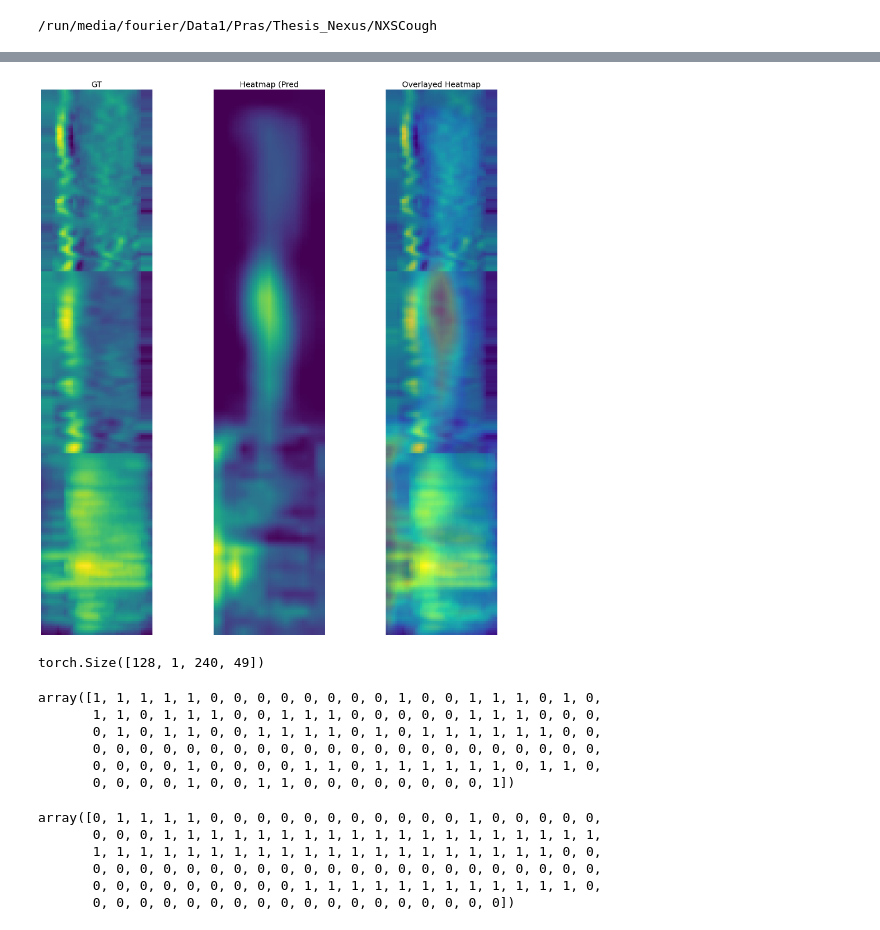
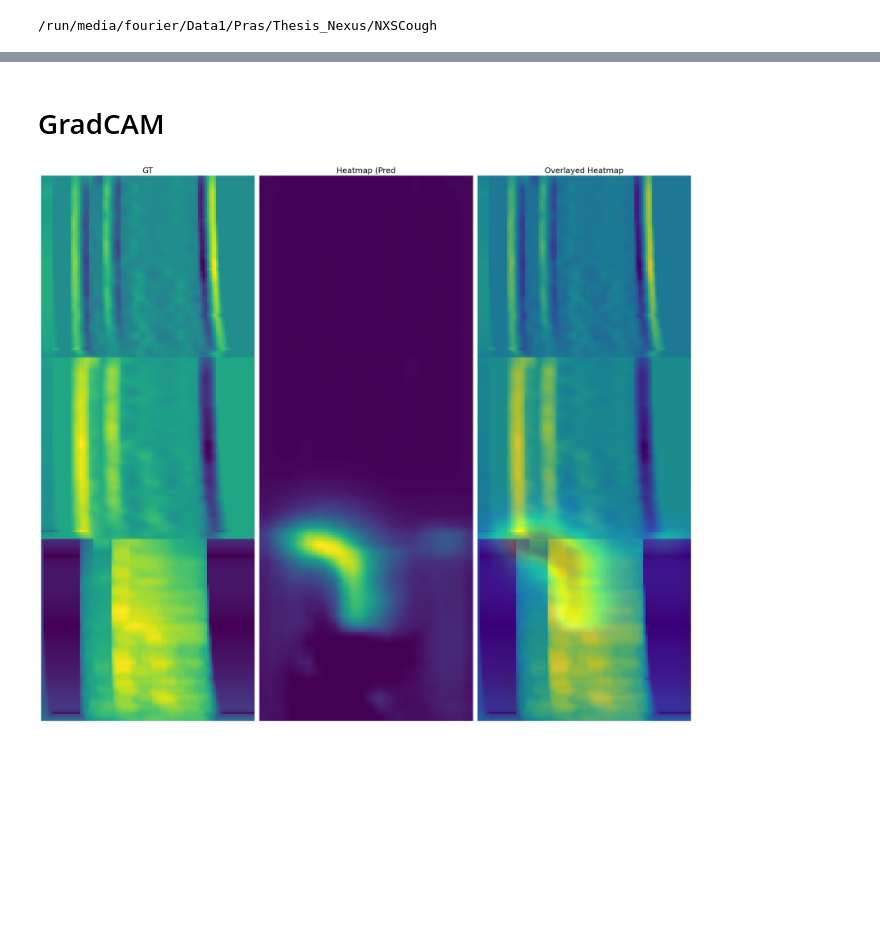
Before and after one commit to arkiven4/NXSCough, a Jupyter notebook: notebooks/xai.ipynb, the cells around one changed output, grey strips where cells are left out. Drawn from its saved outputs; the diff is of its cells as text; code cells hidden in the pictures; blank space fills up the shorter version.

```diff
--- a/notebooks/xai.ipynb
+++ b/notebooks/xai.ipynb
@@ -127,31 +204,14 @@ INFO:resnet34_gtgram_deltadelta:Trainable params: 7289697 | Total params: 728969
 # %%
-val_batches = list(val_loader)
 wavnames, audio, _, attention_masks, dse_ids, [patient_ids, _, _] = random.choice(val_batches)
-audio = audio.cuda()
-attention_masks = attention_masks.cuda()
 out_model = runner_lightning.model.forward(audio, attention_mask=attention_masks)
 logits = out_model['disease_logits']
 
 probs = torch.sigmoid(logits).squeeze(-1)
 preds = (probs >= 0.5).long().cpu().numpy()
 labels = np.argmax(dse_ids.cpu().numpy(), axis=-1)
-
-# mel = audio.squeeze(0)
-# mel_norm = (mel - mel.min()) / (mel.max() - mel.min() + 1e-8)
-# mel_np = mel_norm.cpu().numpy()
-
-# mel_np = np.flipud(mel_np)
-# cmap = cm.get_cmap("viridis")
-# mel_rgb = cmap(mel_np)[..., :3]
-
-# print(preds)
-# print(labels)
 # %%
-index_selected = 0
-mel = audio[index_selected].squeeze(0).cpu()
-
-def minmax_norm(x, eps=1e-8):
-    return (x - x.min()) / (x.max() - x.min() + eps)
+selected_index = random.randint(0, len(audio) - 1)
+mel = audio[selected_index].squeeze(0).cpu()
 
 # split
 mel_static = mel[0:80]
@@ -175,3 +235,10 @@ mel_np = np.flipud(mel_np)
 
 cmap = cm.get_cmap("viridis")
 mel_rgb = cmap(mel_np)[..., :3]
+
+print(f"Pred : {preds[selected_index]}")
+print(f"True : {labels[selected_index]}")
+plt.imshow(mel_rgb)
+plt.axis('off')
+plt.tight_layout()
+plt.show()
@@ -203,51 +247,30 @@ class CAMWrapper(torch.nn.Module):
+# %% [markdown]
+# GradCAM
 # %%
 cam_model = CAMWrapper(runner_lightning.model)
-
 target_layers = [runner_lightning.model.layer4, runner_lightning.model.layer3]
-input_tensor = audio[index_selected]#.unsqueeze(1)
+targets = [BinaryClassifierOutputTarget(labels[selected_index])]
+input_tensor = audio[selected_index]#.squeeze(0)
 image_original = mel_rgb
-targets = [ClassifierOutputTarget(0)]
 
 with GradCAM(model=cam_model, target_layers=target_layers) as cam:
   grayscale_cam = cam(input_tensor=input_tensor, targets=targets)
   grayscale_cam = np.flipud(grayscale_cam[0, :])
   visualization = show_cam_on_image(image_original, grayscale_cam, use_rgb=True, image_weight=0.8)
   model_outputs = cam.outputs
 
 images = [image_original, grayscale_cam, visualization]
 titles = [f"GT",
             f"Heatmap (Pred",
             "Overlayed Heatmap"]
 
 plt.figure(figsize=(21, 18))
 for i in range(3):
     plt.subplot(1, 3, i+1)
     plt.imshow(images[i])
     plt.axis('off')
     plt.title(titles[i], fontdict={"size": 18})
     plt.tight_layout()
 plt.show()
 # %% [output]
-[figure, old version]
+[figure, new version]
-# %%
-audio.shape
-# %% [output]
-torch.Size([128, 1, 240, 49])
-# %%
-preds
-# %% [output]
-array([1, 1, 1, 1, 1, 0, 0, 0, 0, 0, 0, 0, 0, 1, 0, 0, 1, 1, 1, 0, 1, 0,
-       1, 1, 0, 1, 1, 1, 0, 0, 1, 1, 1, 0, 0, 0, 0, 0, 1, 1, 1, 0, 0, 0,
-       0, 1, 0, 1, 1, 0, 0, 1, 1, 1, 1, 0, 1, 0, 1, 1, 1, 1, 1, 1, 0, 0,
-       0, 0, 0, 0, 0, 0, 0, 0, 0, 0, 0, 0, 0, 0, 0, 0, 0, 0, 0, 0, 0, 0,
-       0, 0, 0, 0, 1, 0, 0, 0, 0, 1, 1, 0, 1, 1, 1, 1, 1, 1, 0, 1, 1, 0,
-       0, 0, 0, 0, 1, 0, 0, 1, 1, 0, 0, 0, 0, 0, 0, 0, 0, 1])
-# %%
-labels
-# %% [output]
-array([0, 1, 1, 1, 1, 0, 0, 0, 0, 0, 0, 0, 0, 0, 0, 0, 1, 0, 0, 0, 0, 0,
-       0, 0, 0, 1, 1, 1, 1, 1, 1, 1, 1, 1, 1, 1, 1, 1, 1, 1, 1, 1, 1, 1,
-       1, 1, 1, 1, 1, 1, 1, 1, 1, 1, 1, 1, 1, 1, 1, 1, 1, 1, 1, 1, 0, 0,
-       0, 0, 0, 0, 0, 0, 0, 0, 0, 0, 0, 0, 0, 0, 0, 0, 0, 0, 0, 0, 0, 0,
-       0, 0, 0, 0, 0, 0, 0, 0, 0, 1, 1, 1, 1, 1, 1, 1, 1, 1, 1, 1, 1, 0,
-       0, 0, 0, 0, 0, 0, 0, 0, 0, 0, 0, 0, 0, 0, 0, 0, 0, 0])
```
Also changed, not shown: parts of 14 cells of this notebook, 22 other files.
